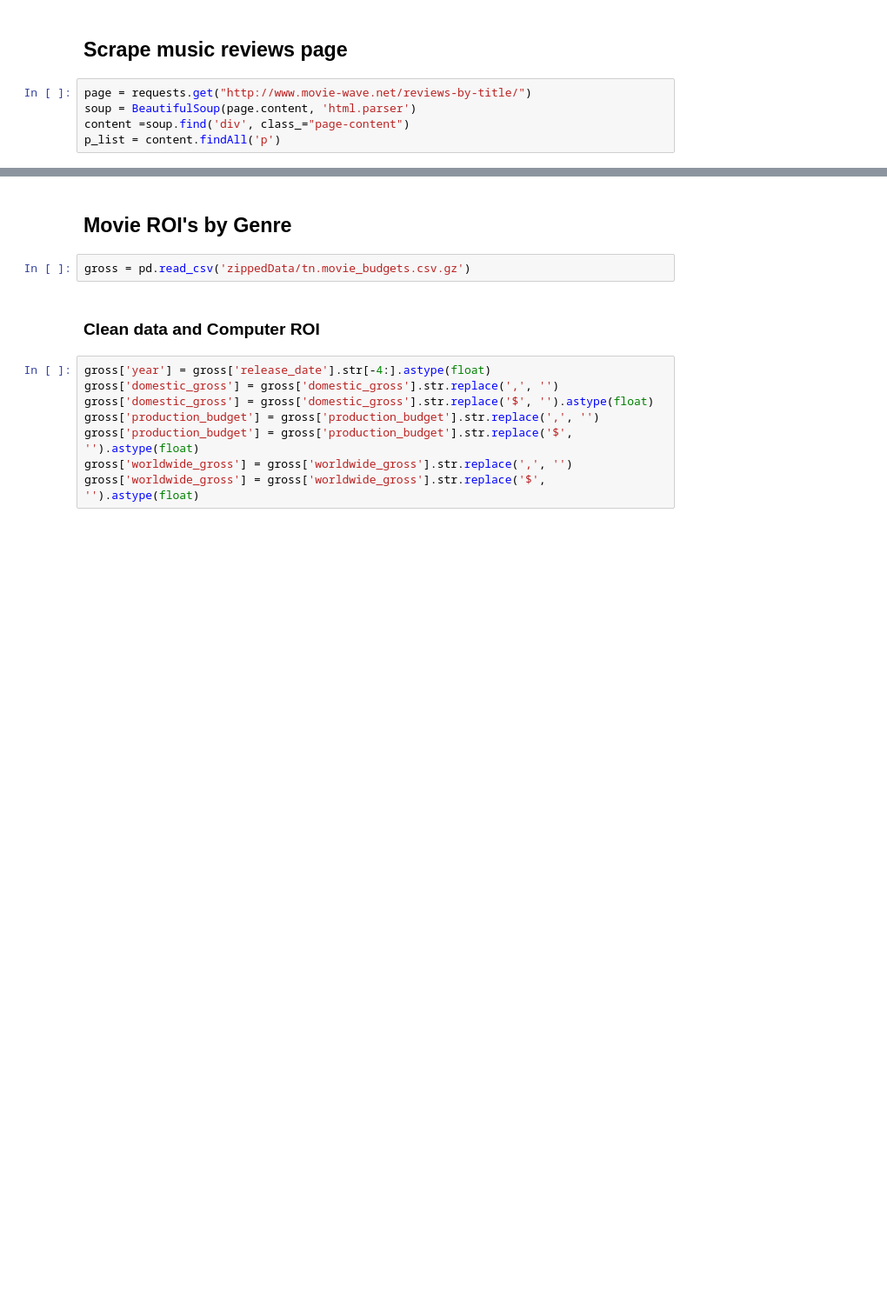
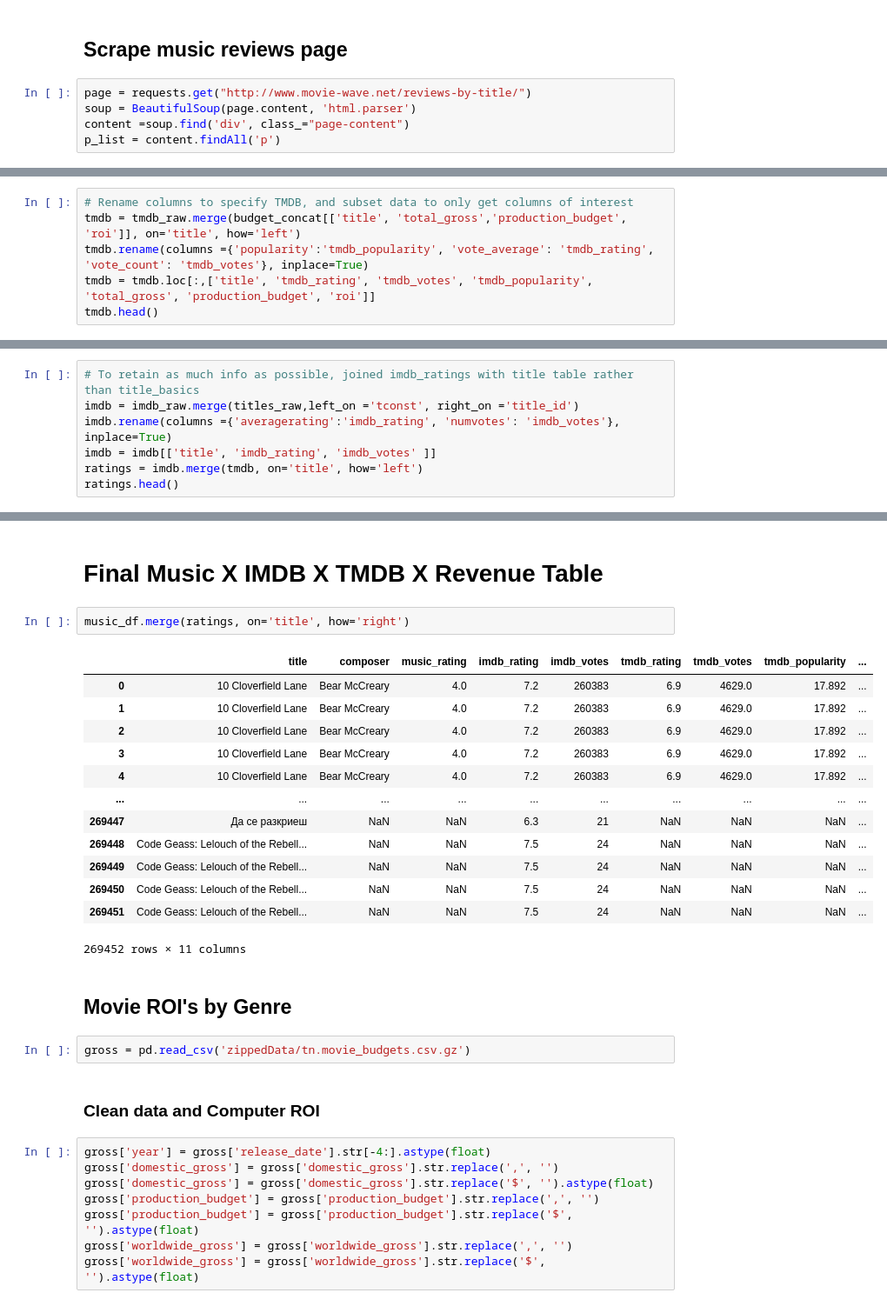
Before and after one commit to khyateed/Movie-Data-Analysis, a Jupyter notebook: student.ipynb, the cells around one changed output, grey strips where cells are left out. Shown: that part at 87% size. Saved outputs shown, nothing was run; the diff lists cells and outputs as text; blank space fills up the shorter version.

```diff
--- a/student.ipynb
+++ b/student.ipynb
@@ -476,0 +458,6 @@ music_df
+# %%
+# Rename columns to specify TMDB, and subset data to only get columns of interest
+tmdb = tmdb_raw.merge(budget_concat[['title', 'total_gross','production_budget', 'roi']], on='title', how='left')
+tmdb.rename(columns ={'popularity':'tmdb_popularity', 'vote_average': 'tmdb_rating', 'vote_count': 'tmdb_votes'}, inplace=True)
+tmdb = tmdb.loc[:,['title', 'tmdb_rating', 'tmdb_votes', 'tmdb_popularity', 'total_gross', 'production_budget', 'roi']]
+tmdb.head()
@@ -476,0 +473,7 @@ music_df
+# %%
+# To retain as much info as possible, joined imdb_ratings with title table rather than title_basics
+imdb = imdb_raw.merge(titles_raw,left_on ='tconst', right_on ='title_id')
+imdb.rename(columns ={'averagerating':'imdb_rating', 'numvotes': 'imdb_votes'}, inplace=True)
+imdb = imdb[['title', 'imdb_rating', 'imdb_votes' ]]
+ratings = imdb.merge(tmdb, on='title', how='left')
+ratings.head()
@@ -477,3 +487,21 @@ music_df
+# %% [markdown]
+# Final Music X IMDB X TMDB X Revenue Table
+# %%
+music_df.merge(ratings, on='title', how='right')
+# %% [output]
+|  | title | composer | music_rating | imdb_rating | imdb_votes | tmdb_rating | tmdb_votes | tmdb_popularity | ... |
+| 0 | 10 Cloverfield Lane | Bear McCreary | 4.0 | 7.2 | 260383 | 6.9 | 4629.0 | 17.892 | ... |
+| 1 | 10 Cloverfield Lane | Bear McCreary | 4.0 | 7.2 | 260383 | 6.9 | 4629.0 | 17.892 | ... |
+| 2 | 10 Cloverfield Lane | Bear McCreary | 4.0 | 7.2 | 260383 | 6.9 | 4629.0 | 17.892 | ... |
+| 3 | 10 Cloverfield Lane | Bear McCreary | 4.0 | 7.2 | 260383 | 6.9 | 4629.0 | 17.892 | ... |
+| 4 | 10 Cloverfield Lane | Bear McCreary | 4.0 | 7.2 | 260383 | 6.9 | 4629.0 | 17.892 | ... |
+| ... | ... | ... | ... | ... | ... | ... | ... | ... | ... |
+| 269447 | Да се разкриеш | NaN | NaN | 6.3 | 21 | NaN | NaN | NaN | ... |
+| 269448 | Code Geass: Lelouch of the Rebell... | NaN | NaN | 7.5 | 24 | NaN | NaN | NaN | ... |
+| 269449 | Code Geass: Lelouch of the Rebell... | NaN | NaN | 7.5 | 24 | NaN | NaN | NaN | ... |
+| 269450 | Code Geass: Lelouch of the Rebell... | NaN | NaN | 7.5 | 24 | NaN | NaN | NaN | ... |
+| 269451 | Code Geass: Lelouch of the Rebell... | NaN | NaN | 7.5 | 24 | NaN | NaN | NaN | ... |
+269452 rows × 11 columns
 # %% [markdown]
 
 ## Movie ROI's by Genre
```
Also changed, not shown: parts of 15 cells of this notebook.
